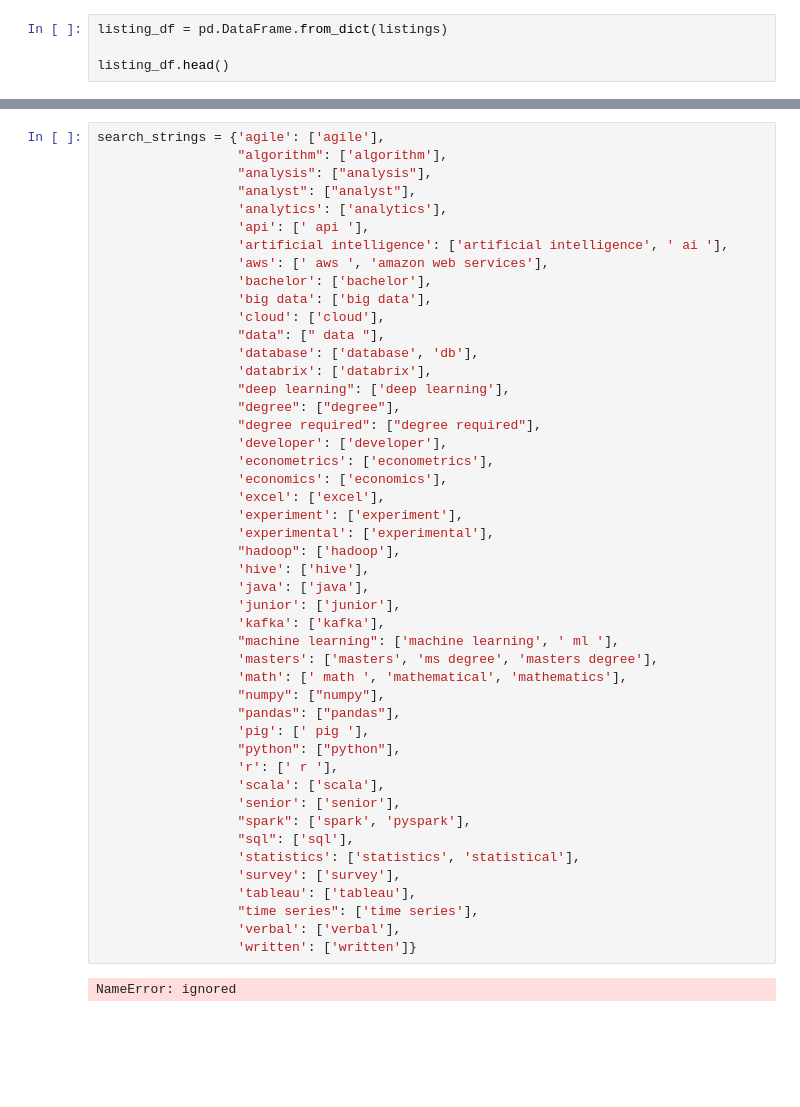
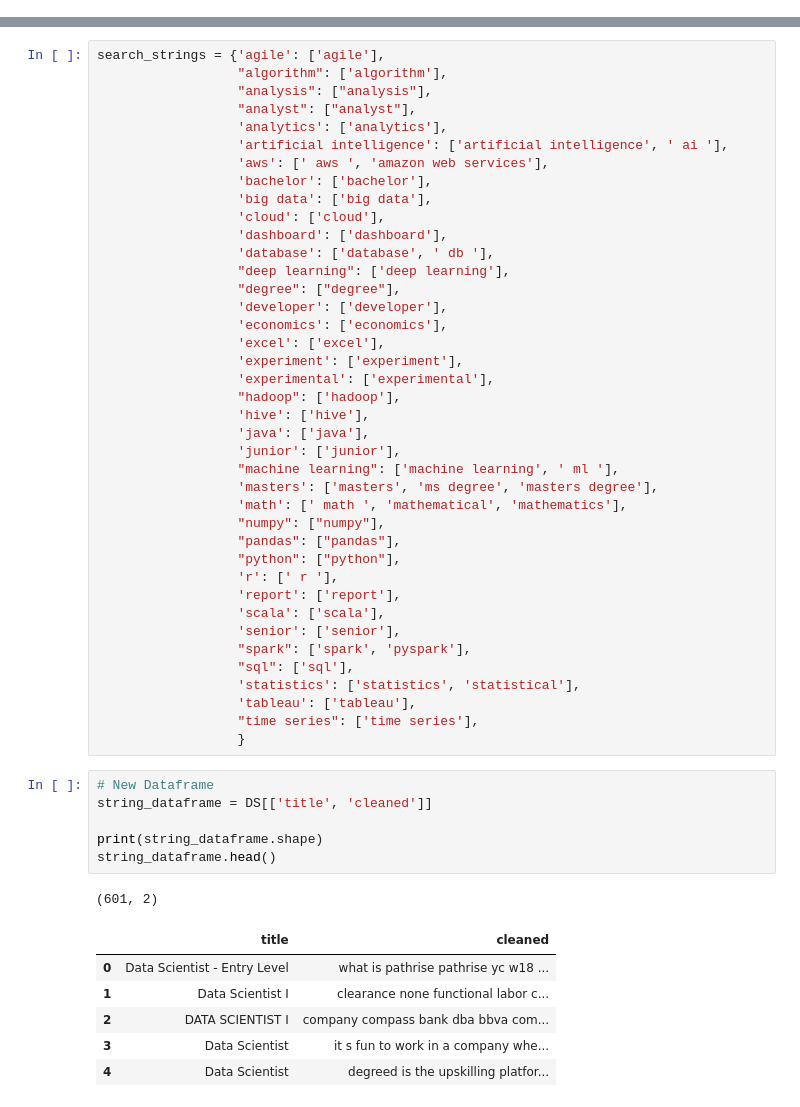
Before and after one commit to LambdaSchool/Job_Listing_NLP, a Jupyter notebook: DS_Job_Listings.ipynb, the cells around one changed output, grey strips where cells are left out. Drawn from its saved outputs; the diff is of its cells as text; blank space fills up the shorter version.

```diff
--- a/DS_Job_Listings.ipynb
+++ b/DS_Job_Listings.ipynb
@@ -93,4 +16,0 @@ AttributeError: ignored
-# %%
-listing_df = pd.DataFrame.from_dict(listings)
-
-listing_df.head()
@@ -196,20 +71,16 @@ search_strings = {'agile': ['agile'],
                   "analysis": ["analysis"],
                   "analyst": ["analyst"],
                   'analytics': ['analytics'],
-                  'api': [' api '],
                   'artificial intelligence': ['artificial intelligence', ' ai '],
                   'aws': [' aws ', 'amazon web services'],
                   'bachelor': ['bachelor'],
                   'big data': ['big data'],
                   'cloud': ['cloud'],
-                  "data": [" data "],
-                  'database': ['database', 'db'],
-                  'databrix': ['databrix'],
+                  'dashboard': ['dashboard'],
+                  'database': ['database', ' db '],
                   "deep learning": ['deep learning'],
                   "degree": ["degree"],
-                  "degree required": ["degree required"],
                   'developer': ['developer'],
-                  'econometrics': ['econometrics'],
                   'economics': ['economics'],
                   'excel': ['excel'],
                   'experiment': ['experiment'],
@@ -218,24 +89,33 @@ search_strings = {'agile': ['agile'],
                   'hive': ['hive'],
                   'java': ['java'],
                   'junior': ['junior'],
-                  'kafka': ['kafka'],
                   "machine learning": ['machine learning', ' ml '],
                   'masters': ['masters', 'ms degree', 'masters degree'],
                   'math': [' math ', 'mathematical', 'mathematics'],
                   "numpy": ["numpy"],
                   "pandas": ["pandas"],
-                  'pig': [' pig '],
                   "python": ["python"],
                   'r': [' r '],
+                  'report': ['report'],
                   'scala': ['scala'],
                   'senior': ['senior'],
                   "spark": ['spark', 'pyspark'],
                   "sql": ['sql'],
                   'statistics': ['statistics', 'statistical'],
-                  'survey': ['survey'],
                   'tableau': ['tableau'],
                   "time series": ['time series'],
-                  'verbal': ['verbal'],
-                  'written': ['written']}
+                  }
-# %% [output]
-NameError: ignored
+# %%
+# New Dataframe
+string_dataframe = DS[['title', 'cleaned']]
+
+print(string_dataframe.shape)
+string_dataframe.head()
+# %% [output]
+(601, 2)
+|  | title | cleaned |
+| 0 | Data Scientist - Entry Level | what is pathrise pathrise yc w18 ... |
+| 1 | Data Scientist I | clearance none functional labor c... |
+| 2 | DATA SCIENTIST I | company compass bank dba bbva com... |
+| 3 | Data Scientist | it s fun to work in a company whe... |
+| 4 | Data Scientist | degreed is the upskilling platfor... |
```
Also changed, not shown: parts of 16 cells of this notebook.
